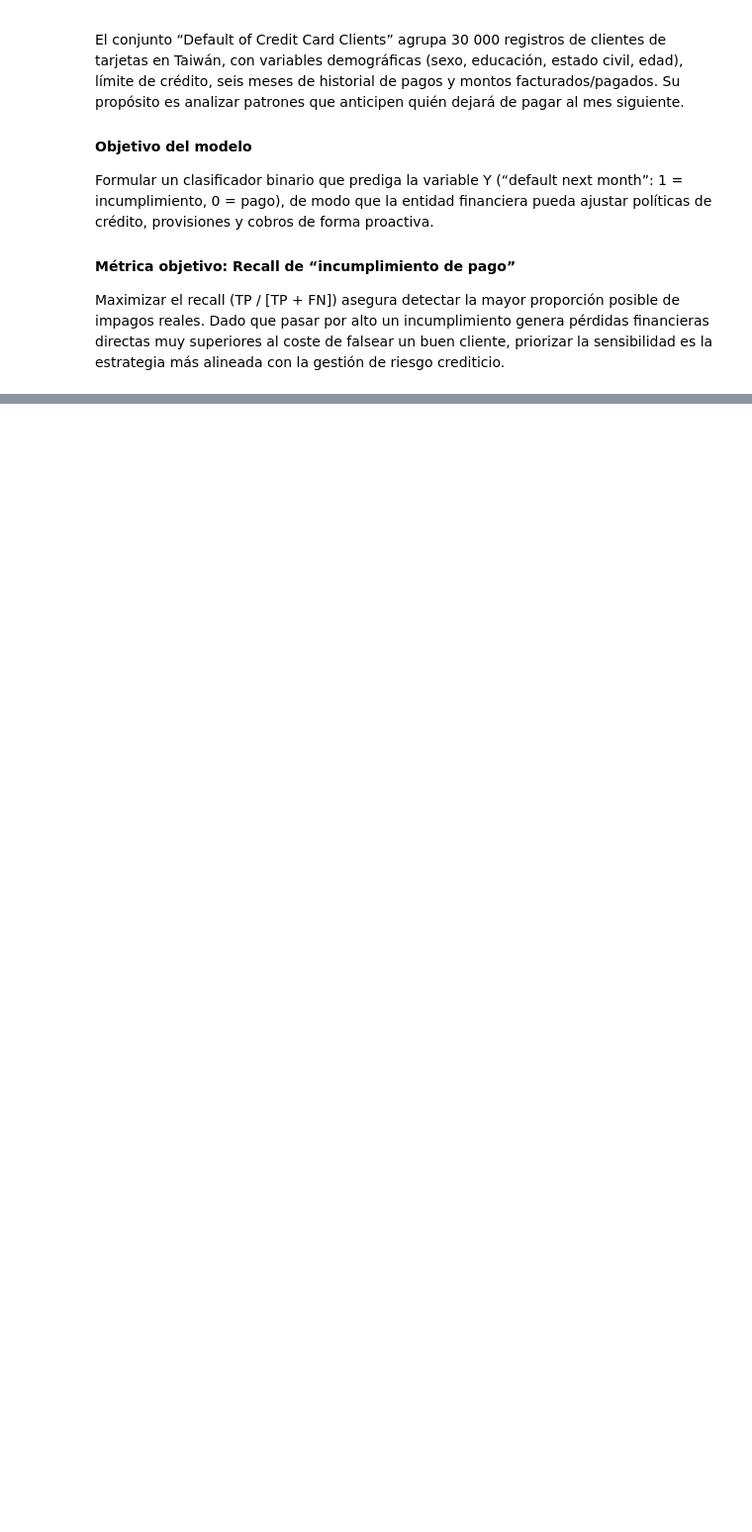
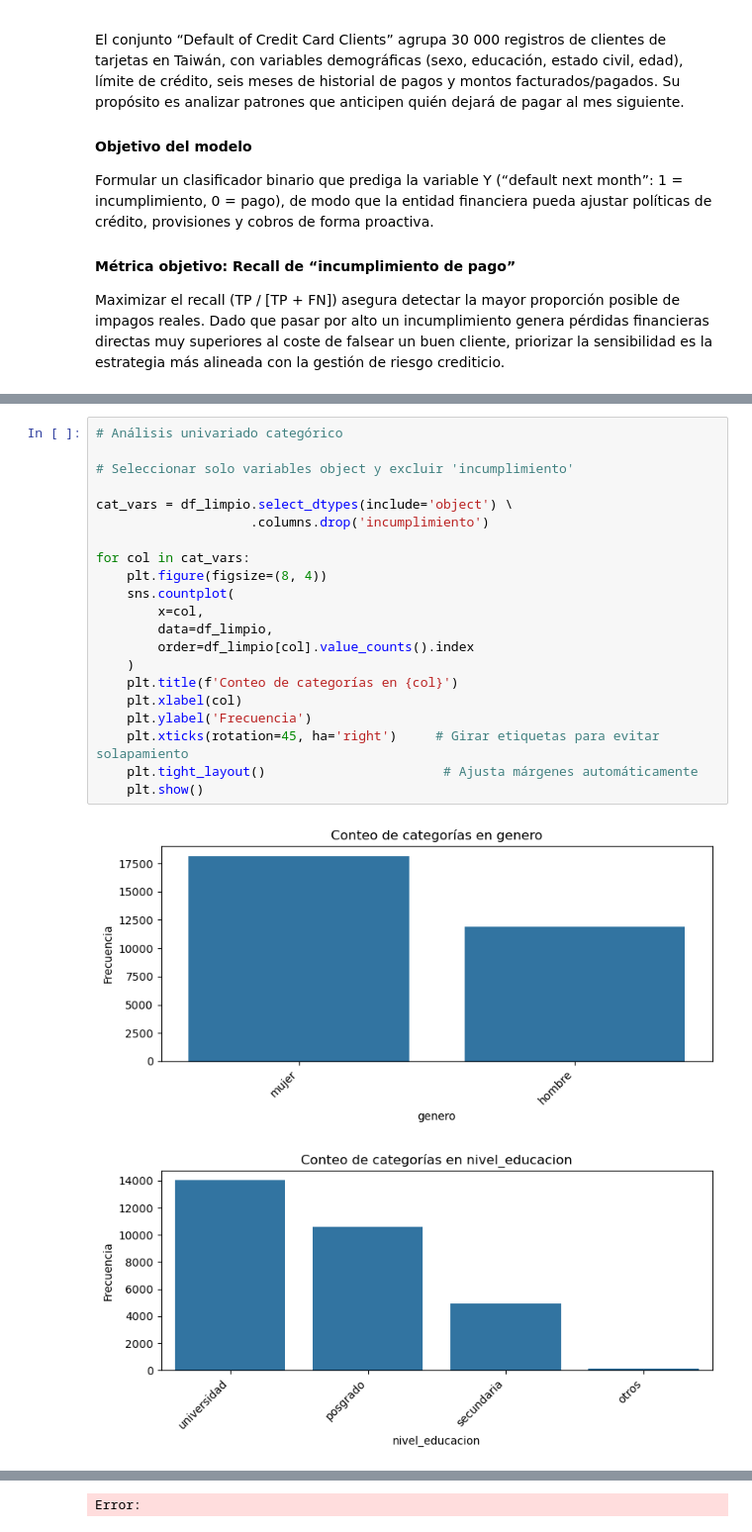
Before and after one commit to sgurdian/ml_default_credit_card_clients, a Jupyter notebook: notebooks/ml_project_DCCC.ipynb, the cells around one changed output, grey strips where cells are left out. Shown at 99% size. Saved outputs shown, nothing was run; the diff lists cells and outputs as text; blank space fills up the shorter version.

```diff
--- a/notebooks/ml_project_DCCC.ipynb
+++ b/notebooks/ml_project_DCCC.ipynb
@@ -328,0 +388,24 @@ plt.show()
+# %%
+# Análisis univariado categórico
+
+# Seleccionar solo variables object y excluir 'incumplimiento'
+
+cat_vars = df_limpio.select_dtypes(include='object') \
+                    .columns.drop('incumplimiento')
+
+for col in cat_vars:
+    plt.figure(figsize=(8, 4))
+    sns.countplot(
+        x=col,
+        data=df_limpio,
+        order=df_limpio[col].value_counts().index
+    )
+    plt.title(f'Conteo de categorías en {col}')
+    plt.xlabel(col)
+    plt.ylabel('Frecuencia')
+    plt.xticks(rotation=45, ha='right')     # Girar etiquetas para evitar solapamiento
+    plt.tight_layout()                       # Ajusta márgenes automáticamente
+    plt.show()
+# %% [output]
+[figure, added]
+[figure, added]
@@ -328,0 +419 @@ plt.show()
+Error:
```
Also changed, not shown: parts of 18 cells of this notebook.
